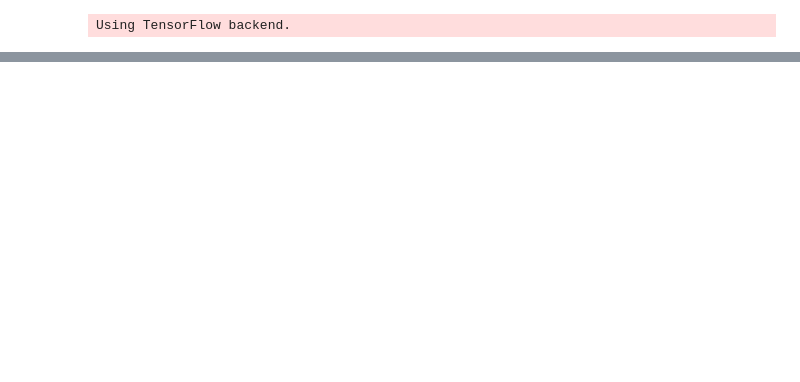
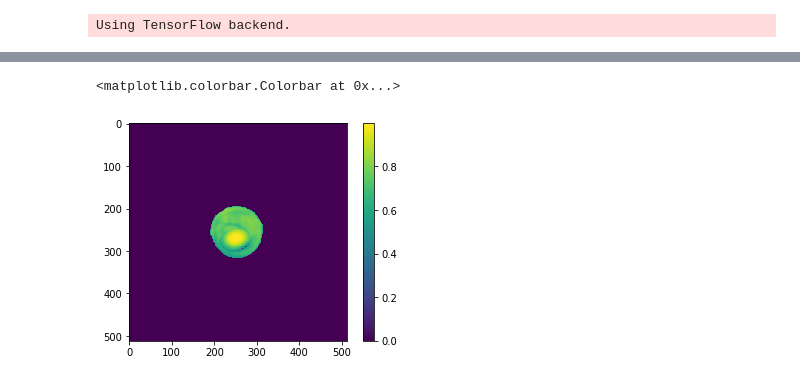
Before and after one commit to Frost-Lee/insulin_calculator, a Jupyter notebook: insulin_calculator_server/analysis/visualization.ipynb, the cells around one changed output, grey strips where cells are left out. Saved outputs shown, nothing was run; the diff lists cells and outputs as text; code cells hidden in the pictures; blank space fills up the shorter version.

```diff
--- a/insulin_calculator_server/analysis/visualization.ipynb
+++ b/insulin_calculator_server/analysis/visualization.ipynb
@@ -72,0 +73,7 @@ plt.colorbar()
+# %%
+mask[mask < 0.5] = 0
+plt.imshow(mask)
+plt.colorbar()
+# %% [output]
+<matplotlib.colorbar.Colorbar at 0x...>
+[figure, added]
```
Also changed, not shown: parts of 4 cells of this notebook, 2 other files.
